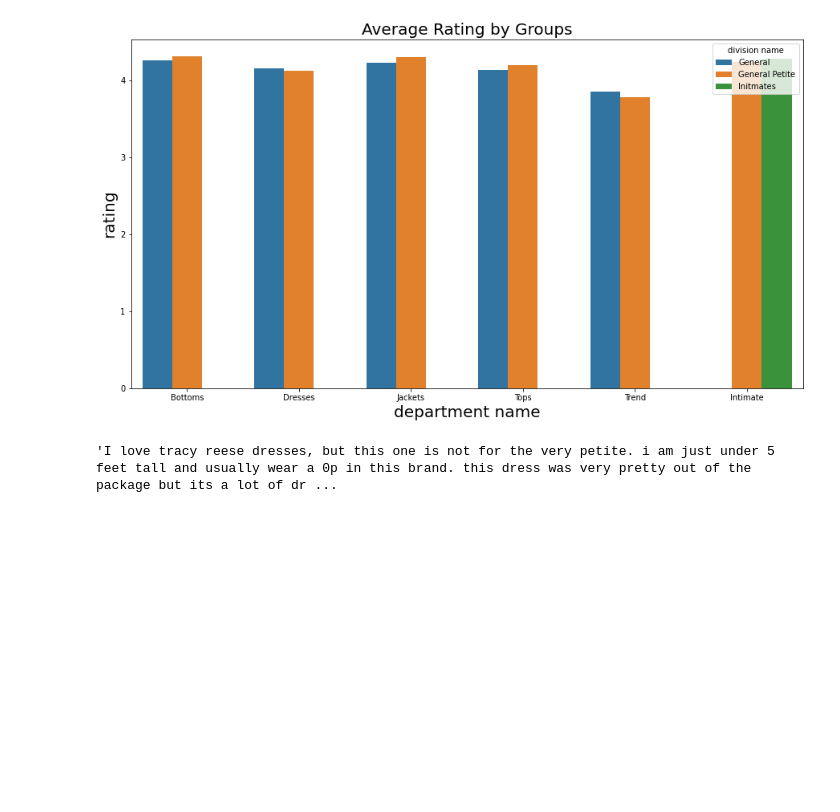
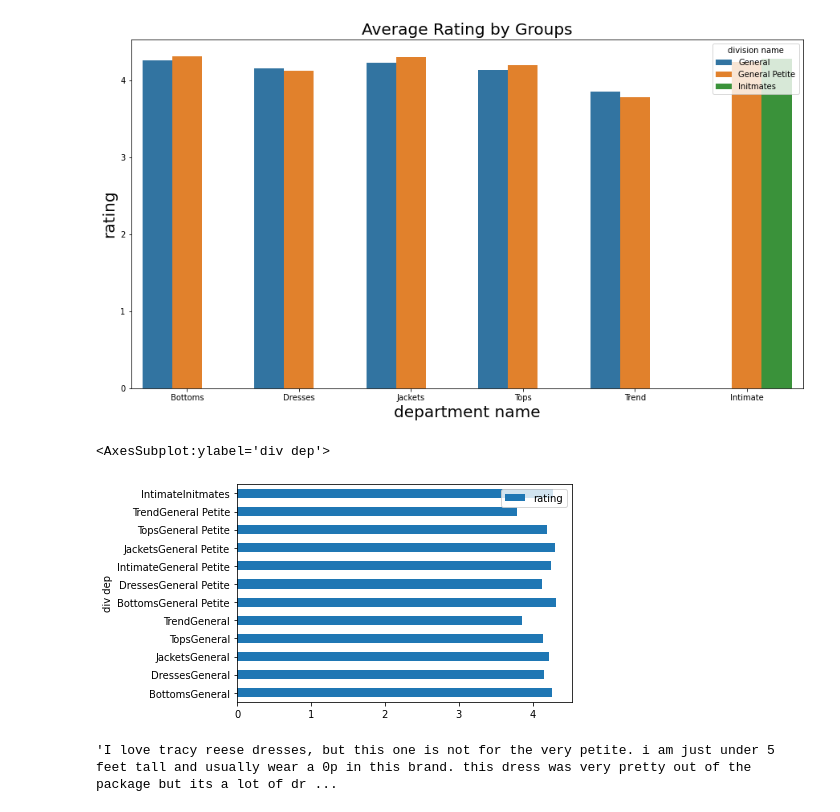
Before and after one commit to urospetkovic/IronHackLabs, a Jupyter notebook: week8/NLP Lab.ipynb, the cells around one changed output. Saved outputs shown, nothing was run; the diff lists cells and outputs as text; code cells hidden in the pictures; blank space fills up the shorter version.

```diff
--- a/week8/NLP Lab.ipynb
+++ b/week8/NLP Lab.ipynb
@@ -117,6 +117,13 @@ sns.barplot(data=div_dep_group, x='department name', y='rating', hue='division n
 # %% [output]
 <AxesSubplot:title={'center':'Average Rating by Groups'}, xlabel='department name', ylabel='rating'>
 [figure]
+# %%
+div_dep_group['div dep'] = div_dep_group['department name'] + div_dep_group['division name']
+# %%
+div_dep_group.plot(kind='barh', y='rating', x = 'div dep')
+# %% [output]
+<AxesSubplot:ylabel='div dep'>
+[figure, added]
 # %%
 clothing.iloc[5]['review text']
 # %% [output]
```
Also changed, not shown: 16 other files.
